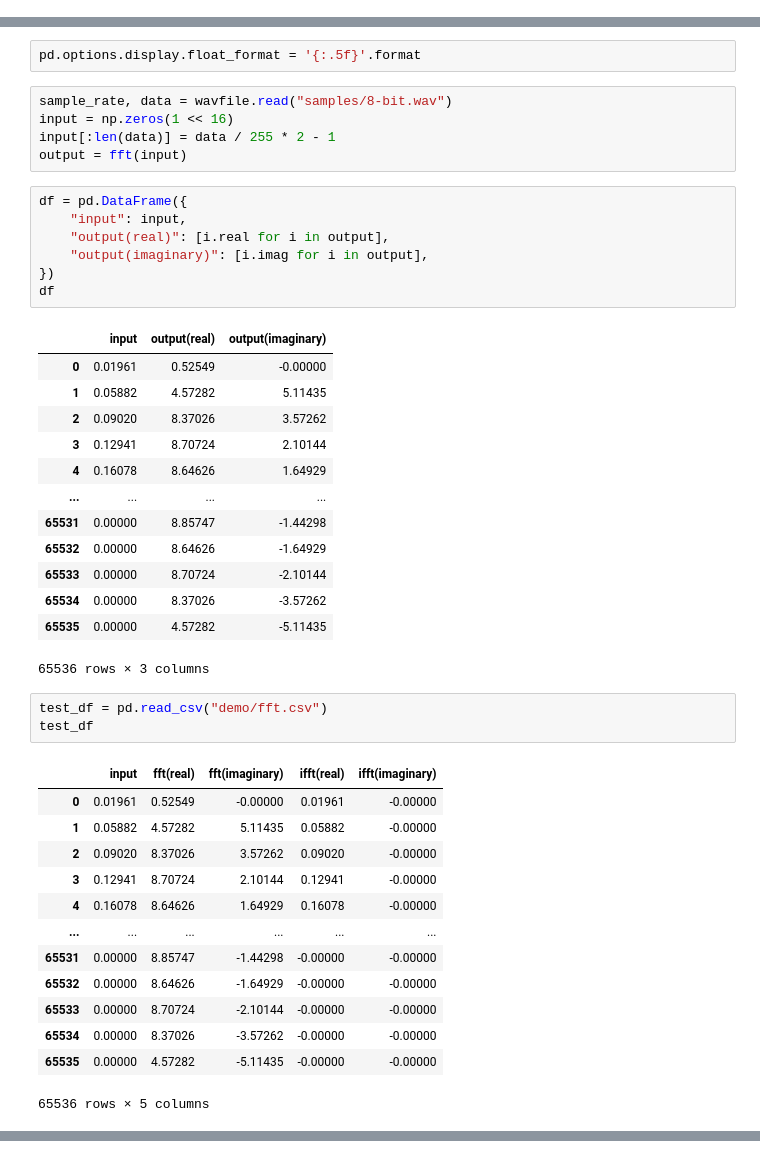
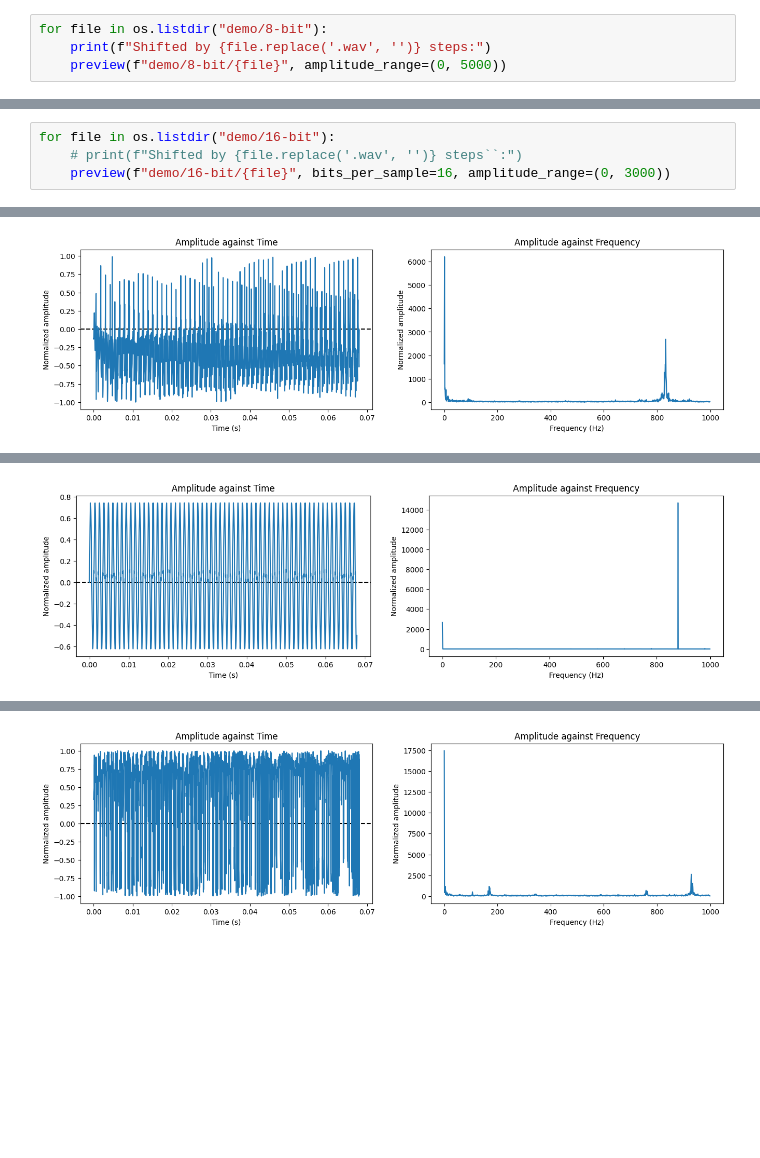
Before and after one commit to leslieyip02/windigo, a Jupyter notebook: fft.ipynb, the cells around one changed output, grey strips where cells are left out. Drawn from its saved outputs; the diff is of its cells as text; blank space fills up the shorter version.

```diff
--- a/fft.ipynb
+++ b/fft.ipynb
@@ -49,0 +59,4 @@ preview("samples/8-bit.wav")
+# %%
+for file in os.listdir("demo/8-bit"):
+    print(f"Shifted by {file.replace('.wav', '')} steps:")
+    preview(f"demo/8-bit/{file}", amplitude_range=(0, 5000))
@@ -113,45 +78,5 @@ This section is for verifying the outputs of `FourierTransformer::fft` and `Four
-# %%
-pd.options.display.float_format = '{:.5f}'.format
-# %%
-sample_rate, data = wavfile.read("samples/8-bit.wav")
-input = np.zeros(1 << 16)
-input[:len(data)] = data / 255 * 2 - 1
-output = fft(input)
-# %%
-df = pd.DataFrame({
-    "input": input,
-    "output(real)": [i.real for i in output],
-    "output(imaginary)": [i.imag for i in output],
-})
-df
-# %% [output]
-|  | input | output(real) | output(imaginary) |
-| 0 | 0.01961 | 0.52549 | -0.00000 |
-| 1 | 0.05882 | 4.57282 | 5.11435 |
-| 2 | 0.09020 | 8.37026 | 3.57262 |
-| 3 | 0.12941 | 8.70724 | 2.10144 |
-| 4 | 0.16078 | 8.64626 | 1.64929 |
-| ... | ... | ... | ... |
-| 65531 | 0.00000 | 8.85747 | -1.44298 |
-| 65532 | 0.00000 | 8.64626 | -1.64929 |
-| 65533 | 0.00000 | 8.70724 | -2.10144 |
-| 65534 | 0.00000 | 8.37026 | -3.57262 |
-| 65535 | 0.00000 | 4.57282 | -5.11435 |
-65536 rows × 3 columns
-# %%
-test_df = pd.read_csv("demo/fft.csv")
-test_df
-# %% [output]
-|  | input | fft(real) | fft(imaginary) | ifft(real) | ifft(imaginary) |
-| 0 | 0.01961 | 0.52549 | -0.00000 | 0.01961 | -0.00000 |
-| 1 | 0.05882 | 4.57282 | 5.11435 | 0.05882 | -0.00000 |
-| 2 | 0.09020 | 8.37026 | 3.57262 | 0.09020 | -0.00000 |
-| 3 | 0.12941 | 8.70724 | 2.10144 | 0.12941 | -0.00000 |
-| 4 | 0.16078 | 8.64626 | 1.64929 | 0.16078 | -0.00000 |
-| ... | ... | ... | ... | ... | ... |
-| 65531 | 0.00000 | 8.85747 | -1.44298 | -0.00000 | -0.00000 |
-| 65532 | 0.00000 | 8.64626 | -1.64929 | -0.00000 | -0.00000 |
-| 65533 | 0.00000 | 8.70724 | -2.10144 | -0.00000 | -0.00000 |
-| 65534 | 0.00000 | 8.37026 | -3.57262 | -0.00000 | -0.00000 |
-| 65535 | 0.00000 | 4.57282 | -5.11435 | -0.00000 | -0.00000 |
-65536 rows × 5 columns
+# %%
+for file in os.listdir("demo/16-bit"):
+    # print(f"Shifted by {file.replace('.wav', '')} steps``:")
+    preview(f"demo/16-bit/{file}", bits_per_sample=16, amplitude_range=(0, 3000))
+# %% [output]
@@ -157,0 +84 @@ test_df
+[figure, added]
@@ -157,0 +86 @@ test_df
+[figure, added]
@@ -157,0 +88 @@ test_df
+[figure, added]
```
Also changed, not shown: parts of 13 cells of this notebook, 18 other files.
